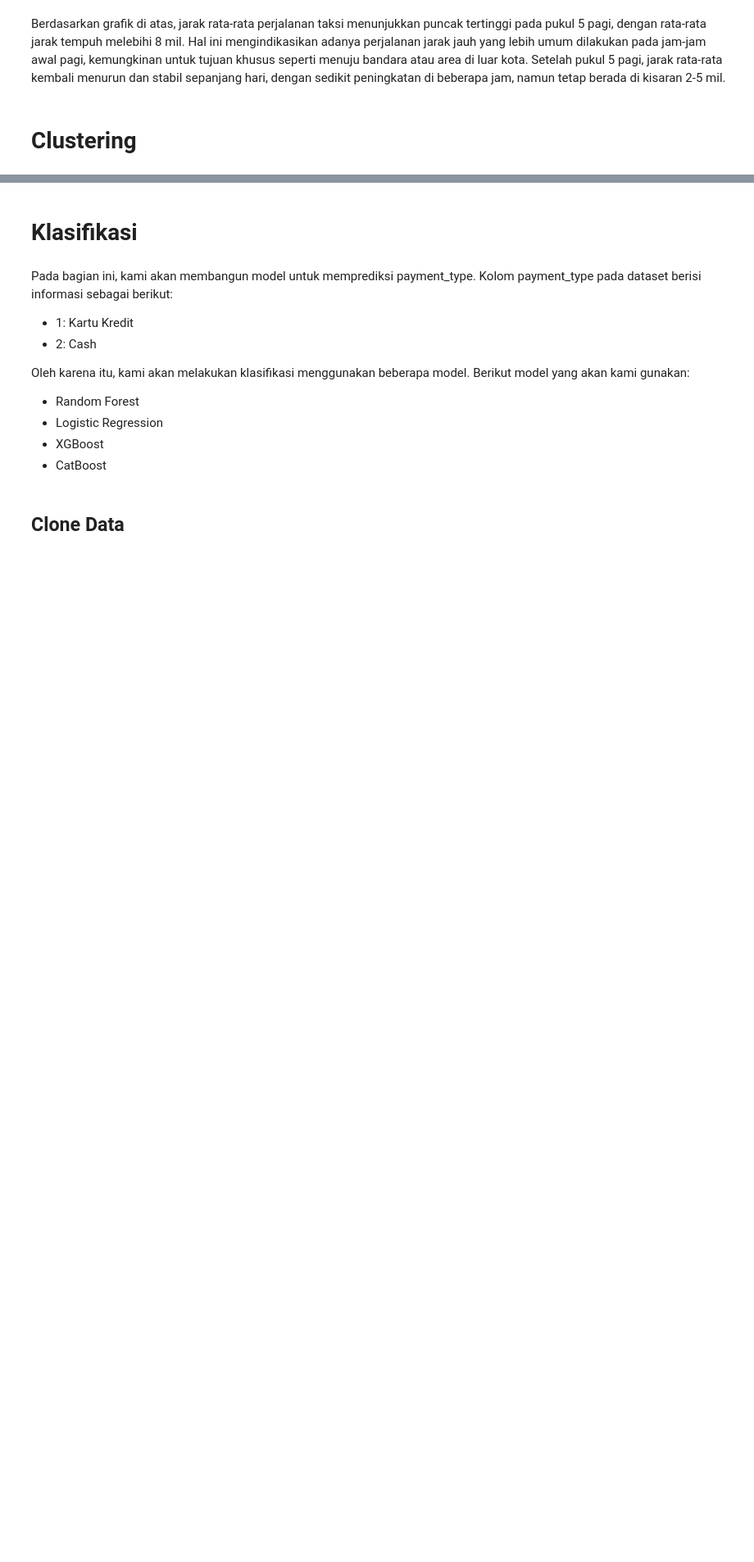
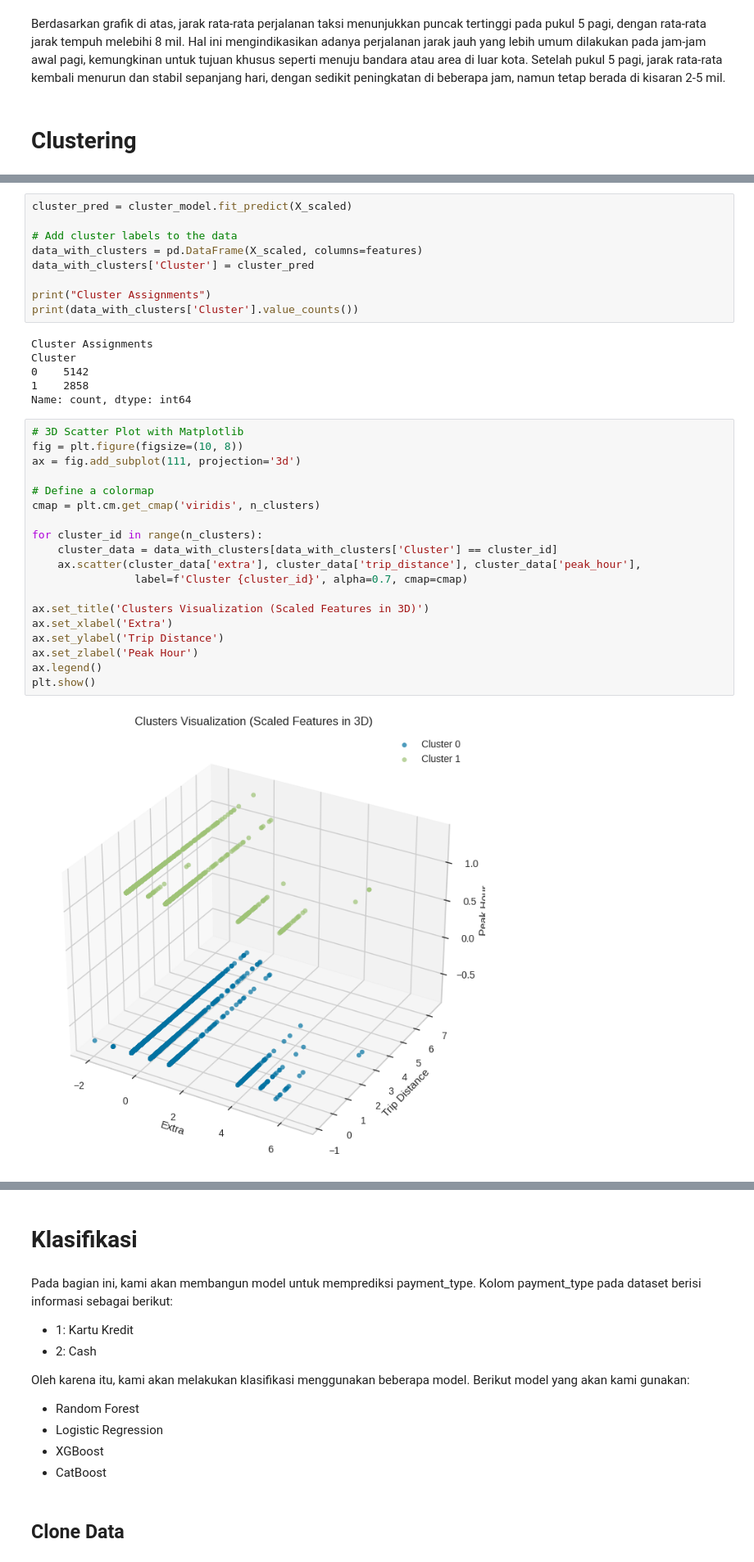
Before and after one commit to kasdead-4432/kasdead, a Jupyter notebook: final/kasdead_CarissaAlmiraYudiva.ipynb, the cells around one changed output, grey strips where cells are left out. Shown at 82% size. Cells and saved outputs as stored; diff of their text form; blank space fills up the shorter version.

```diff
--- a/final/kasdead_CarissaAlmiraYudiva.ipynb
+++ b/final/kasdead_CarissaAlmiraYudiva.ipynb
@@ -321,0 +442,36 @@ Berdasarkan grafik di atas, jarak rata-rata perjalanan taksi menunjukkan puncak
+# %%
+cluster_pred = cluster_model.fit_predict(X_scaled)
+
+# Add cluster labels to the data
+data_with_clusters = pd.DataFrame(X_scaled, columns=features)
+data_with_clusters['Cluster'] = cluster_pred
+
+print("Cluster Assignments")
+print(data_with_clusters['Cluster'].value_counts())
+# %% [output]
+Cluster Assignments
+Cluster
+0    5142
+1    2858
+Name: count, dtype: int64
+# %%
+# 3D Scatter Plot with Matplotlib
+fig = plt.figure(figsize=(10, 8))
+ax = fig.add_subplot(111, projection='3d')
+
+# Define a colormap
+cmap = plt.cm.get_cmap('viridis', n_clusters)
+
+for cluster_id in range(n_clusters):
+    cluster_data = data_with_clusters[data_with_clusters['Cluster'] == cluster_id]
+    ax.scatter(cluster_data['extra'], cluster_data['trip_distance'], cluster_data['peak_hour'],
+                label=f'Cluster {cluster_id}', alpha=0.7, cmap=cmap)
+
+ax.set_title('Clusters Visualization (Scaled Features in 3D)')
+ax.set_xlabel('Extra')
+ax.set_ylabel('Trip Distance')
+ax.set_zlabel('Peak Hour')
+ax.legend()
+plt.show()
+# %% [output]
+[figure, added]
```
Also changed, not shown: parts of 18 cells of this notebook.
